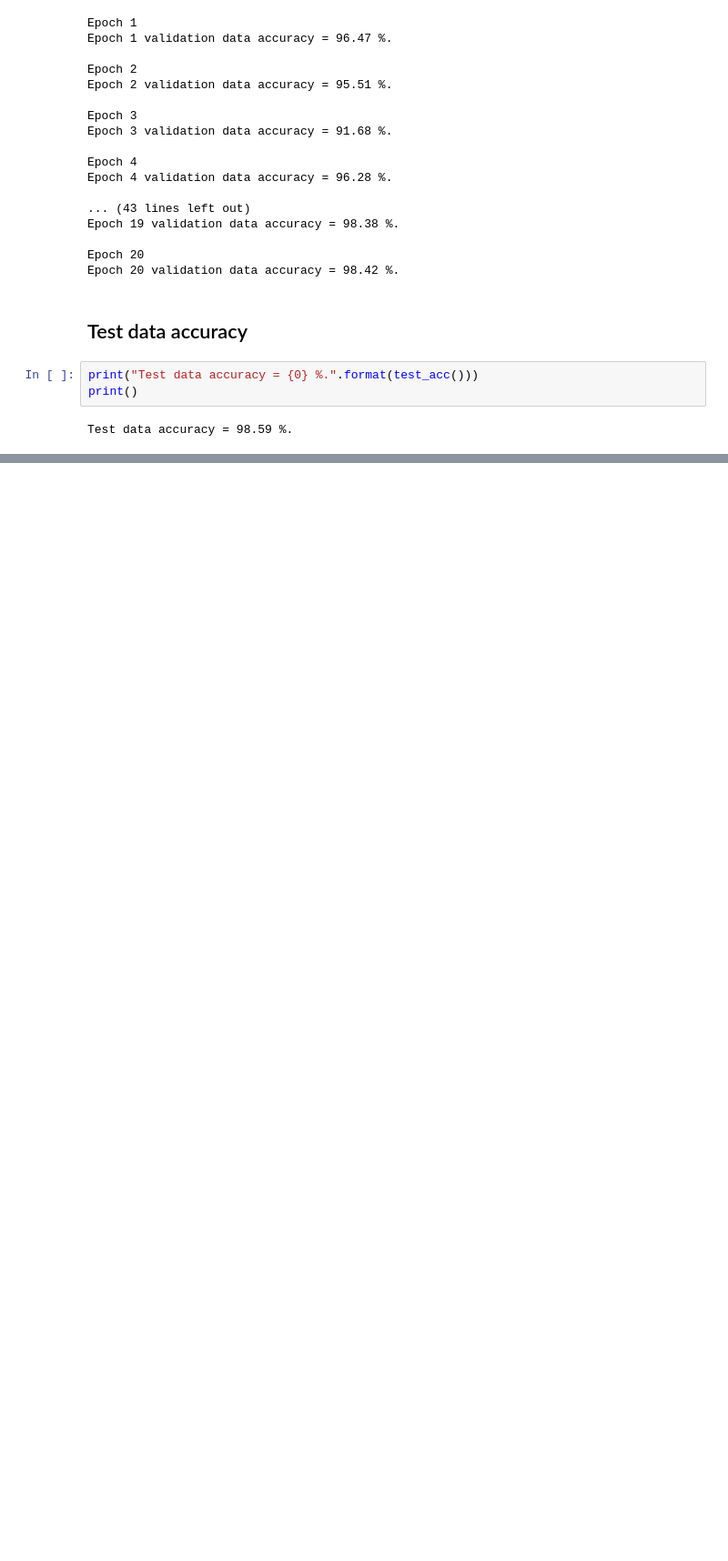
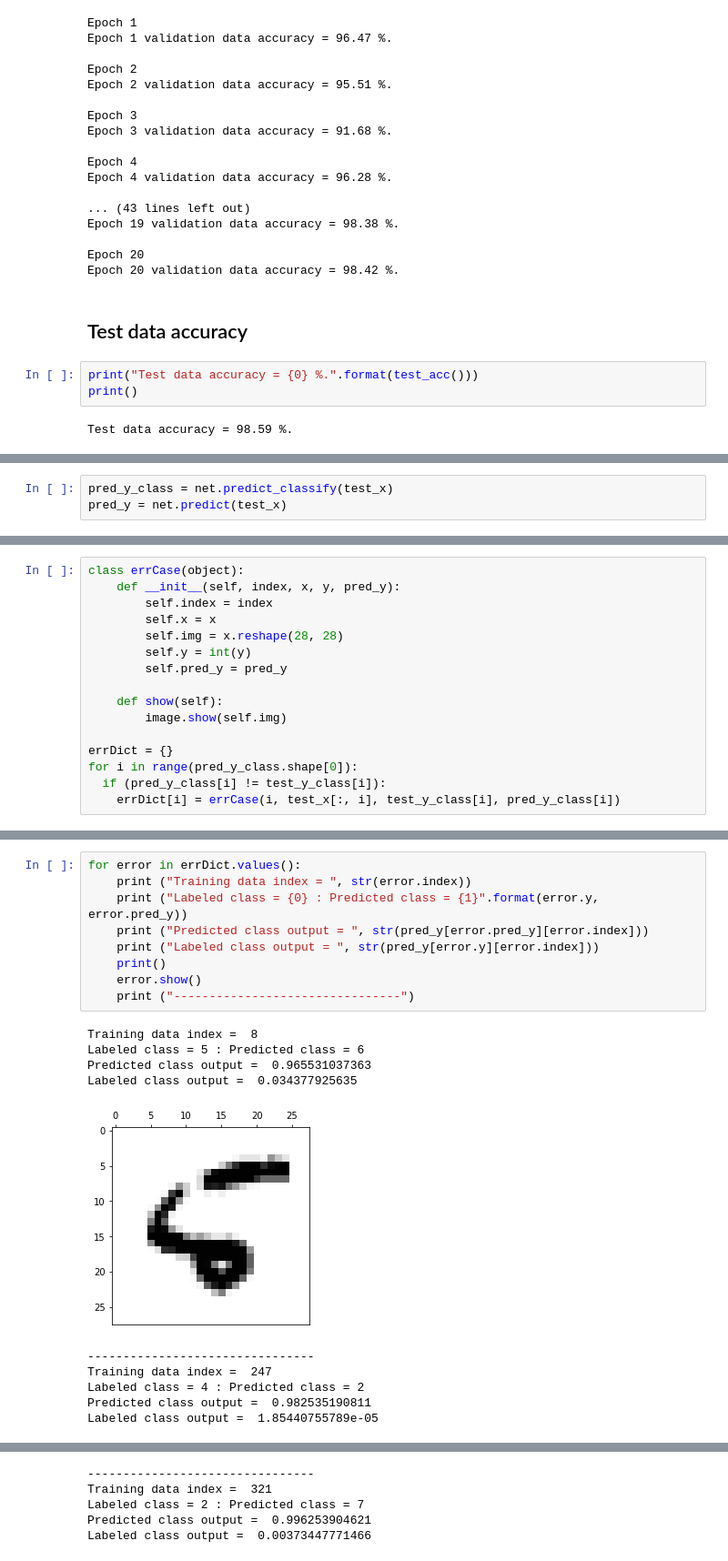
Before and after one commit to anamayasullerey/start, a Jupyter notebook: docs/mnist_net.ipynb, the cells around one changed output, grey strips where cells are left out. Shown: that part at 91% size. Cells and saved outputs as stored; diff of their text form; blank space fills up the shorter version.

Commit message:
Added visualizations of errors.

```diff
--- a/docs/mnist_net.ipynb
+++ b/docs/mnist_net.ipynb
@@ -153,0 +158,3 @@ Test data accuracy = 98.59 %.
+# %%
+pred_y_class = net.predict_classify(test_x)
+pred_y = net.predict(test_x)
@@ -153,0 +163,16 @@ Test data accuracy = 98.59 %.
+# %%
+class errCase(object):
+    def __init__(self, index, x, y, pred_y):
+        self.index = index
+        self.x = x
+        self.img = x.reshape(28, 28)
+        self.y = int(y)
+        self.pred_y = pred_y
+
+    def show(self):
+        image.show(self.img)
+
+errDict = {}
+for i in range(pred_y_class.shape[0]):
+  if (pred_y_class[i] != test_y_class[i]):
+    errDict[i] = errCase(i, test_x[:, i], test_y_class[i], pred_y_class[i])
@@ -153,0 +182,20 @@ Test data accuracy = 98.59 %.
+# %%
+for error in errDict.values():
+    print ("Training data index = ", str(error.index))
+    print ("Labeled class = {0} : Predicted class = {1}".format(error.y, error.pred_y))
+    print ("Predicted class output = ", str(pred_y[error.pred_y][error.index]))
+    print ("Labeled class output = ", str(pred_y[error.y][error.index]))
+    print()
+    error.show()
+    print ("--------------------------------")
+# %% [output]
+Training data index =  8
+Labeled class = 5 : Predicted class = 6
+Predicted class output =  0.965531037363
+Labeled class output =  0.034377925635
+[figure, added]
+--------------------------------
+Training data index =  247
+Labeled class = 4 : Predicted class = 2
+Predicted class output =  0.982535190811
+Labeled class output =  1.85440755789e-05
@@ -153,0 +203,5 @@ Test data accuracy = 98.59 %.
+--------------------------------
+Training data index =  321
+Labeled class = 2 : Predicted class = 7
+Predicted class output =  0.996253904621
+Labeled class output =  0.00373447771466
```
Also changed, not shown: parts of 9 cells of this notebook.
